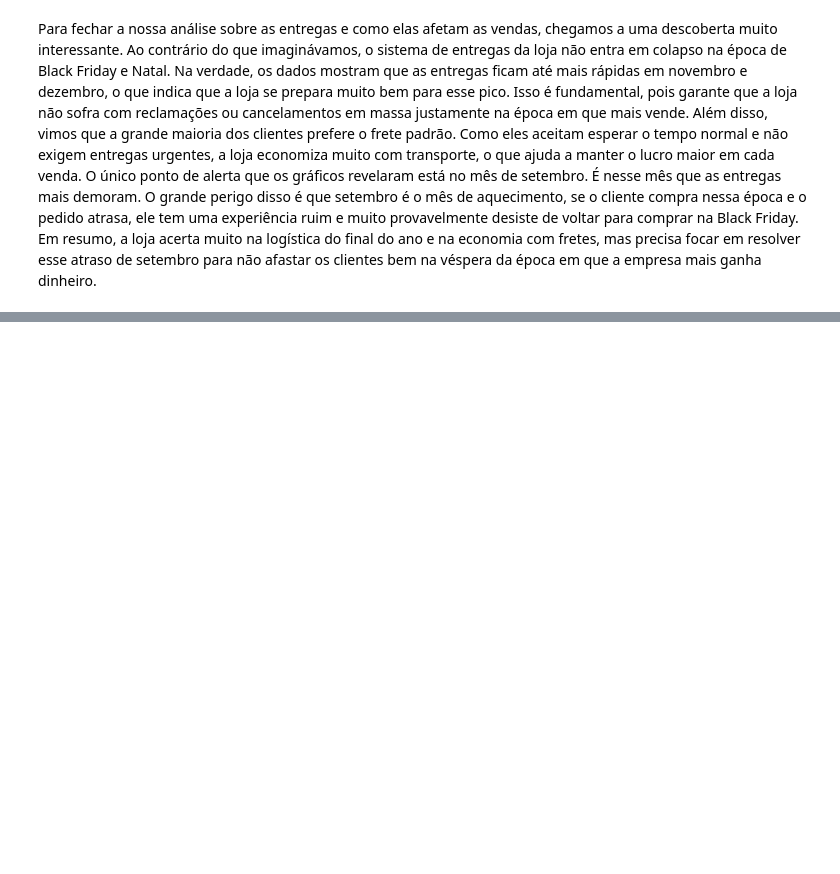
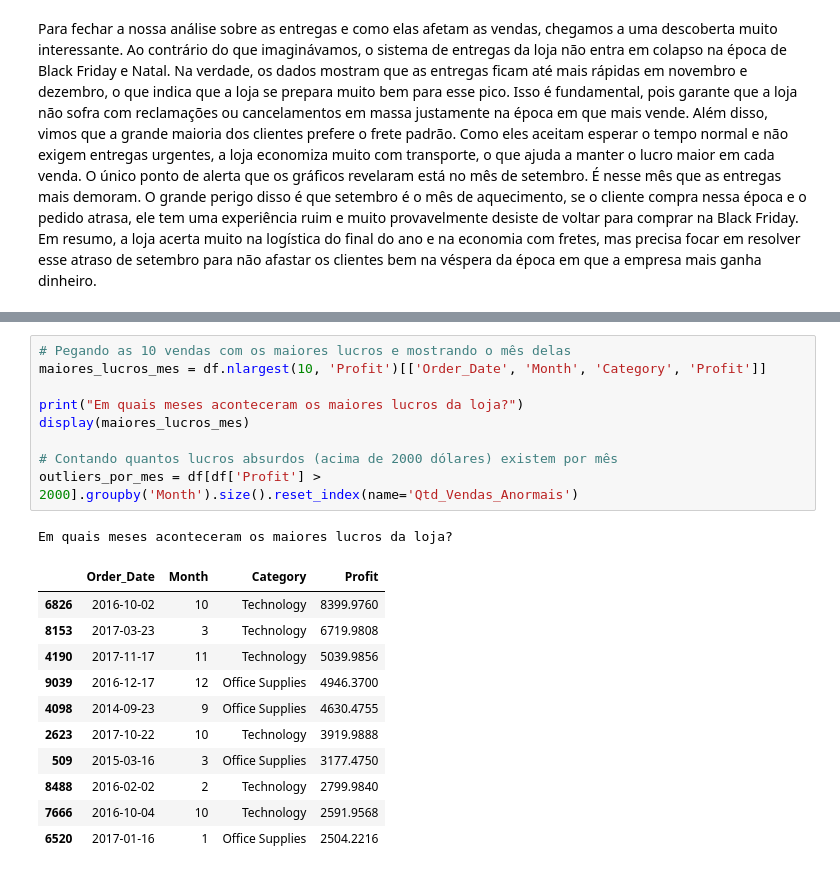
Before and after one commit to Ronaldo-Junior1/analise-dados-supermercado, a Jupyter notebook: Analise_base_supermercado.ipynb, the cells around one changed output, grey strips where cells are left out. Drawn from its saved outputs; the diff is of its cells as text; blank space fills up the shorter version.

```diff
--- a/Analise_base_supermercado.ipynb
+++ b/Analise_base_supermercado.ipynb
@@ -728,0 +756,22 @@ Para fechar a nossa análise sobre as entregas e como elas afetam as vendas, che
+# %%
+# Pegando as 10 vendas com os maiores lucros e mostrando o mês delas
+maiores_lucros_mes = df.nlargest(10, 'Profit')[['Order_Date', 'Month', 'Category', 'Profit']]
+
+print("Em quais meses aconteceram os maiores lucros da loja?")
+display(maiores_lucros_mes)
+
+# Contando quantos lucros absurdos (acima de 2000 dólares) existem por mês
+outliers_por_mes = df[df['Profit'] > 2000].groupby('Month').size().reset_index(name='Qtd_Vendas_Anormais')
+# %% [output]
+Em quais meses aconteceram os maiores lucros da loja?
+|  | Order_Date | Month | Category | Profit |
+| 6826 | 2016-10-02 | 10 | Technology | 8399.9760 |
+| 8153 | 2017-03-23 | 3 | Technology | 6719.9808 |
+| 4190 | 2017-11-17 | 11 | Technology | 5039.9856 |
+| 9039 | 2016-12-17 | 12 | Office Supplies | 4946.3700 |
+| 4098 | 2014-09-23 | 9 | Office Supplies | 4630.4755 |
+| 2623 | 2017-10-22 | 10 | Technology | 3919.9888 |
+| 509 | 2015-03-16 | 3 | Office Supplies | 3177.4750 |
+| 8488 | 2016-02-02 | 2 | Technology | 2799.9840 |
+| 7666 | 2016-10-04 | 10 | Technology | 2591.9568 |
+| 6520 | 2017-01-16 | 1 | Office Supplies | 2504.2216 |
```
Also changed, not shown: parts of 2 cells of this notebook.
